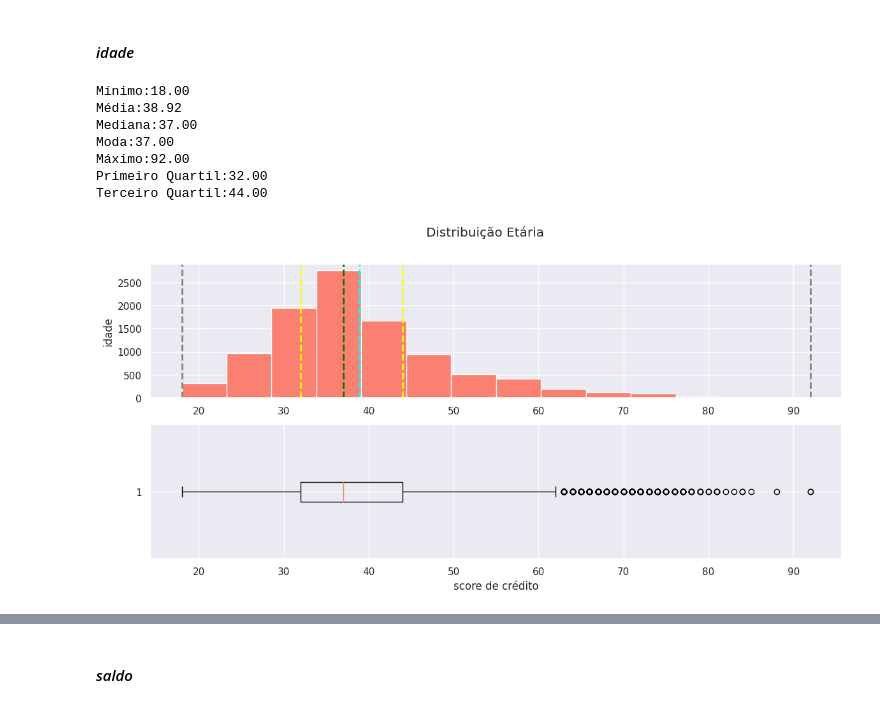
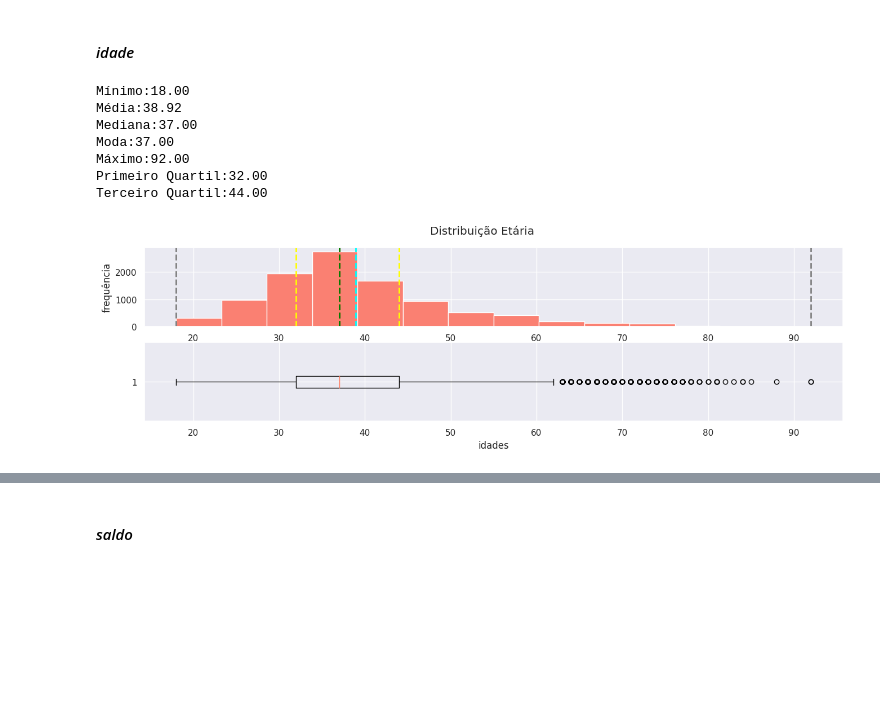
Before and after one commit to rodrigo-rngl/data-science-portfolio, a Jupyter notebook: top-bank-churn-predict/notebooks/Project Clients Churn Predict - V2.ipynb, the cells around one changed output, grey strips where cells are left out. Drawn from its saved outputs; the diff is of its cells as text; code cells hidden in the pictures; blank space fills up the shorter version.

```diff
--- a/top-bank-churn-predict/notebooks/Project Clients Churn Predict - V2.ipynb
+++ b/top-bank-churn-predict/notebooks/Project Clients Churn Predict - V2.ipynb
@@ -52,6 +52,22 @@ warnings.filterwarnings('ignore')
 # %% [markdown]
 ## Helper Functions
 # %%
+def jupyter_settings():
+    %matplotlib inline
+    %pylab inline
+    plt.style.use( 'bmh' )
+    plt.rcParams['figure.figsize'] = [16, 4]
+    plt.rcParams['font.size'] = 24
+
+    display(HTML('<style>.container { width:100% !important; }</style>'))
+    pd.options.display.max_columns = 50
+    pd.options.display.max_rows= False
+    pd.set_option( 'display.expand_frame_repr', False )
+
+    sns.set()
+    sns.set_palette(categorical_palette)
+
+
 def numeric_descriptive_statistical(numeric_attributes):
     mean = pd.DataFrame(numeric_attributes.apply(np.mean)).T
     median = pd.DataFrame(numeric_attributes.apply(np.median)).T
@@ -92,7 +108,7 @@ def show_univariate_numeric_distribution(numeric_column, bins, title, ylabel, xl
                                                                                                                                              third_quartile_val))
 
     # Create a figure for 2 subplots (2 rows, 1 column)
-    fig, ax = plt.subplots(2, 1, figsize = (14,6))
+    fig, ax = plt.subplots(2, 1, figsize = (16,4))
 
     # Plot the histogram
     ax[0].hist(numeric_column, bins= bins, color= 'salmon')
@@ -121,20 +137,6 @@ def show_univariate_numeric_distribution(numeric_column, bins, title, ylabel, xl
 sequencial_palette = ['#ffe14d', '#fac04b', '#f59f49', '#f08048', '#eb6246', '#e64545', '#e0435e', '#db4275', '#d6408b', '#d13fa0', '#cc3db4', '#c73cc7']
 categorical_palette = ["#fbbd05", "#ff7a5c", "#ff4d4d", "#ff0000", "#c90000"]
 
-def jupyter_settings():
-    %matplotlib inline
-    %pylab inline
-    plt.style.use( 'bmh' )
-    plt.rcParams['figure.figsize'] = [14, 6]
-    plt.rcParams['font.size'] = 24
-
-    display(HTML('<style>.container { width:100% !important; }</style>'))
-    pd.options.display.max_columns = 50
-    pd.options.display.max_rows= False
-    pd.set_option( 'display.expand_frame_repr', False )
-
-    sns.set()
-    sns.set_palette(categorical_palette)
 jupyter_settings()
 # %% [output]
 %pylab is deprecated, use %matplotlib inline and import the required libraries.
@@ -817,15 +815,16 @@ sns.histplot(numeric_attributes['score_credito'], kde= True, color= '#ffb300').s
 # %%
 column = numeric_attributes['idade']
 bins = n_bins(column)
 title = "Distribuição Etária"
-ylabel = "idade"
+ylabel = "frequência"
+xlabel = "idades"
 show_univariate_numeric_distribution(column, bins= bins, title= title, ylabel= ylabel, xlabel= xlabel)
 # %% [output]
 Mínimo:18.00
 Média:38.92
 Mediana:37.00
 Moda:37.00
 Máximo:92.00
 Primeiro Quartil:32.00
 Terceiro Quartil:44.00
-[figure, old version]
+[figure, new version]
```
Also changed, not shown: parts of 29 cells of this notebook.
